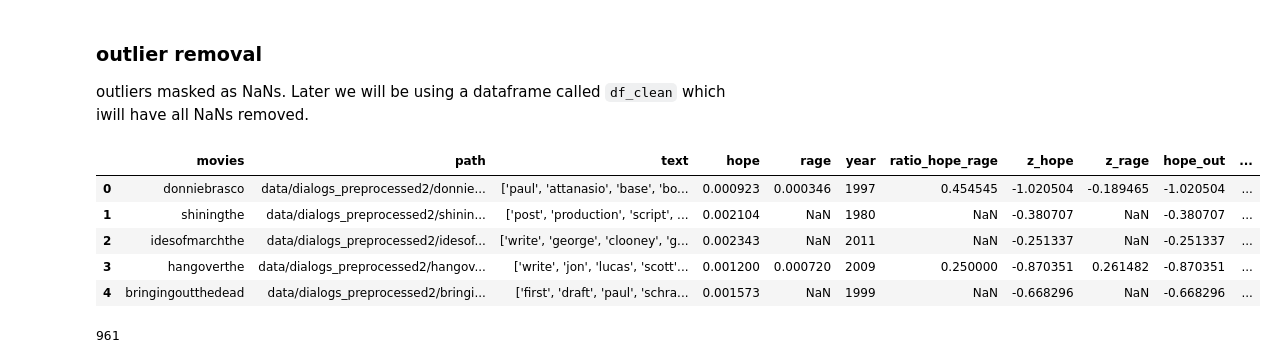
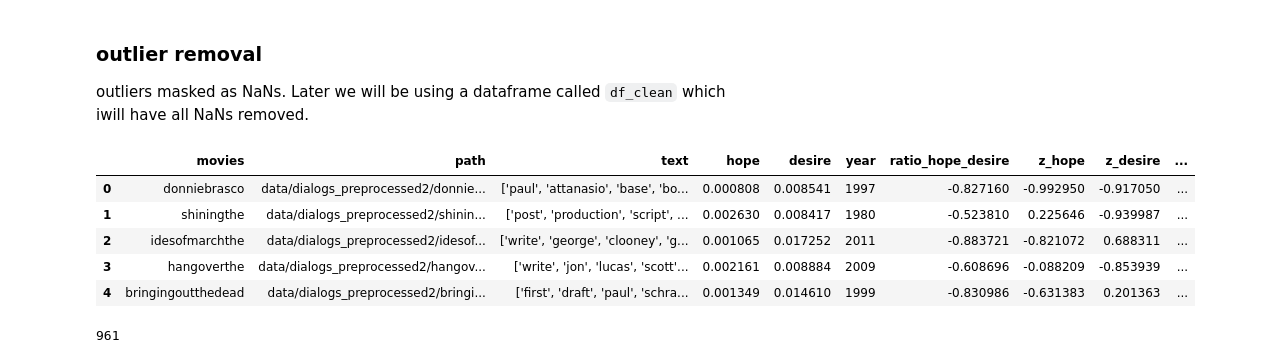
Before and after one commit to dominikpegler/computational-social-sciences, a Jupyter notebook: assignments/Assignment 3 - Diachronic analysis of movie dialogues.ipynb, the cells around one changed output. Cells and saved outputs as stored; diff of their text form; code cells hidden in the pictures.

```diff
--- a/assignments/Assignment 3 - Diachronic analysis of movie dialogues.ipynb
+++ b/assignments/Assignment 3 - Diachronic analysis of movie dialogues.ipynb
@@ -670,9 +687,9 @@ df["frequencies"] = df["text"].apply(
     compute_frequencies, list_of_categories=list_of_categories
 )
 
-hope2 = []
-rage2 = []
-list_of_categories2 = [hope2, rage2]
+final_list2 = []
+ctrl_final_list2 = []
+list_of_categories2 = [final_list2, ctrl_final_list2]
 
 
 for index, row in df.iterrows():
@@ -682,7 +699,7 @@ for index, row in df.iterrows():
         category += [frequency]
 
 # ... and then we write each list to a column
-list_of_category_names = ["hope", "rage"]
+list_of_category_names = [seed_word, ctrl_seed_word]
 
 for cat_name, cat_freqs in zip(list_of_category_names, list_of_categories2):
     df[cat_name] = cat_freqs
@@ -712,7 +732,9 @@ df.to_csv(f"data/frequencies_{list_of_category_names[0]}_{list_of_category_names
 # %% [markdown]
 Load dataframe
 # %%
-df = pd.read_csv(f"data/frequencies_{list_of_category_names[0]}_{list_of_category_names[1]}.csv")
+df = pd.read_csv(
+    f"data/frequencies_{list_of_category_names[0]}_{list_of_category_names[1]}.csv"
+)
 
 df.head()
 # %% [output]
@@ -733,7 +755,9 @@ Calculate your psychological relevant ratio, build a dataframe and plot a time s
 # %% [markdown]
 <div class="alert alert-warning">What kind of ratio is this (relative difference)?</div>
 # %%
-df["ratio_hope_rage"] = (df["hope"] - df["rage"]) / (df["hope"] + df["rage"])
+df["ratio_" + seed_word + "_" + ctrl_seed_word] = (
+    df[seed_word] - df[ctrl_seed_word]
+) / (df[seed_word] + df[ctrl_seed_word])
 
 df.head()
 # %% [output]
@@ -760,0 +772,9 @@ df.head()
+# %%
+# the newly crated ratio column is now part of it and needs to be translated as well
+list_of_category_names.append("ratio_" + seed_word + "_" + ctrl_seed_word)
+
+for cat_name in list_of_category_names:
+    cat_name_z = "z_" + cat_name
+    df[cat_name_z] = stats.zscore(df[cat_name], nan_policy="omit")
+
+df.head()
@@ -764,20 +791,22 @@ df.head()
 outliers masked as NaNs. Later we will be using a dataframe called `df_clean` which iwill have all NaNs removed.
 # %%
 for cat_name in list_of_category_names:
-    cat_name_z = 'z_' + cat_name
-    cat_name_no_outliers = cat_name + '_out'
+    cat_name_z = "z_" + cat_name
+    cat_name_no_outliers_z = cat_name_z + "_out"
 
-    df[cat_name_no_outliers] = df[cat_name_z].mask(df[cat_name_z] > 2, np.nan)
-    df[cat_name_no_outliers] = df[cat_name_no_outliers].mask(df[cat_name_no_outliers] < -2, np.nan)
+    df[cat_name_no_outliers_z] = df[cat_name_z].mask(df[cat_name_z] > 2, np.nan)
+    df[cat_name_no_outliers_z] = df[cat_name_no_outliers_z].mask(
+        df[cat_name_no_outliers_z] < -2, np.nan
+    )
 
 df.head()
 # %% [output]
-|  | movies | path | text | hope | rage | year | ratio_hope_rage | z_hope | z_rage | hope_out | ... |
-| 0 | donniebrasco | data/dialogs_preprocessed2/donnie... | ['paul', 'attanasio', 'base', 'bo... | 0.000923 | 0.000346 | 1997 | 0.454545 | -1.020504 | -0.189465 | -1.020504 | ... |
-| 1 | shiningthe | data/dialogs_preprocessed2/shinin... | ['post', 'production', 'script', ... | 0.002104 | NaN | 1980 | NaN | -0.380707 | NaN | -0.380707 | ... |
-| 2 | idesofmarchthe | data/dialogs_preprocessed2/idesof... | ['write', 'george', 'clooney', 'g... | 0.002343 | NaN | 2011 | NaN | -0.251337 | NaN | -0.251337 | ... |
-| 3 | hangoverthe | data/dialogs_preprocessed2/hangov... | ['write', 'jon', 'lucas', 'scott'... | 0.001200 | 0.000720 | 2009 | 0.250000 | -0.870351 | 0.261482 | -0.870351 | ... |
-| 4 | bringingoutthedead | data/dialogs_preprocessed2/bringi... | ['first', 'draft', 'paul', 'schra... | 0.001573 | NaN | 1999 | NaN | -0.668296 | NaN | -0.668296 | ... |
+|  | movies | path | text | hope | desire | year | ratio_hope_desire | z_hope | z_desire | ... |
+| 0 | donniebrasco | data/dialogs_preprocessed2/donnie... | ['paul', 'attanasio', 'base', 'bo... | 0.000808 | 0.008541 | 1997 | -0.827160 | -0.992950 | -0.917050 | ... |
+| 1 | shiningthe | data/dialogs_preprocessed2/shinin... | ['post', 'production', 'script', ... | 0.002630 | 0.008417 | 1980 | -0.523810 | 0.225646 | -0.939987 | ... |
+| 2 | idesofmarchthe | data/dialogs_preprocessed2/idesof... | ['write', 'george', 'clooney', 'g... | 0.001065 | 0.017252 | 2011 | -0.883721 | -0.821072 | 0.688311 | ... |
+| 3 | hangoverthe | data/dialogs_preprocessed2/hangov... | ['write', 'jon', 'lucas', 'scott'... | 0.002161 | 0.008884 | 2009 | -0.608696 | -0.088209 | -0.853939 | ... |
+| 4 | bringingoutthedead | data/dialogs_preprocessed2/bringi... | ['first', 'draft', 'paul', 'schra... | 0.001349 | 0.014610 | 1999 | -0.830986 | -0.631383 | 0.201363 | ... |
 # %%
 len(df)
 # %% [output]
```
Also changed, not shown: parts of 41 cells of this notebook.
